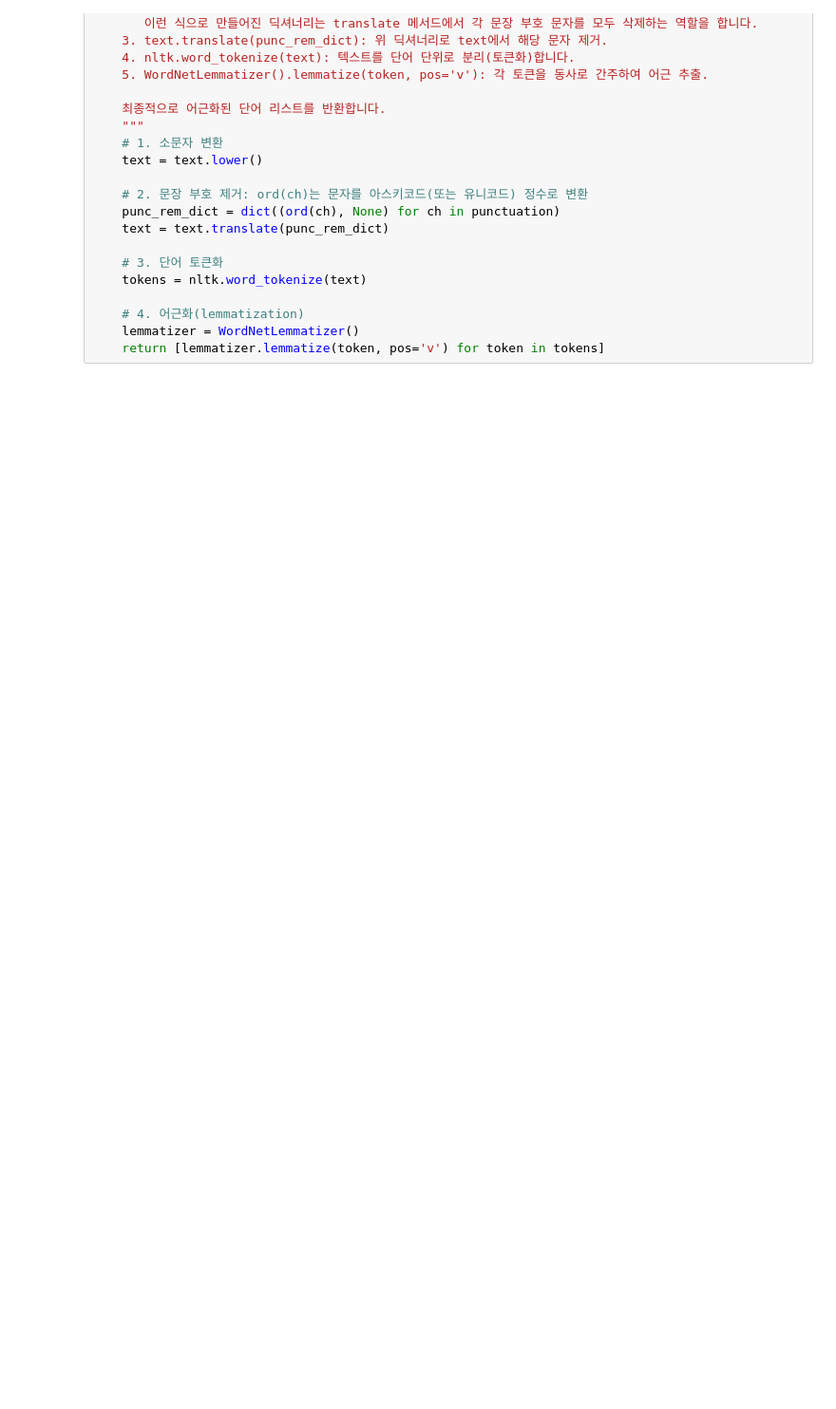
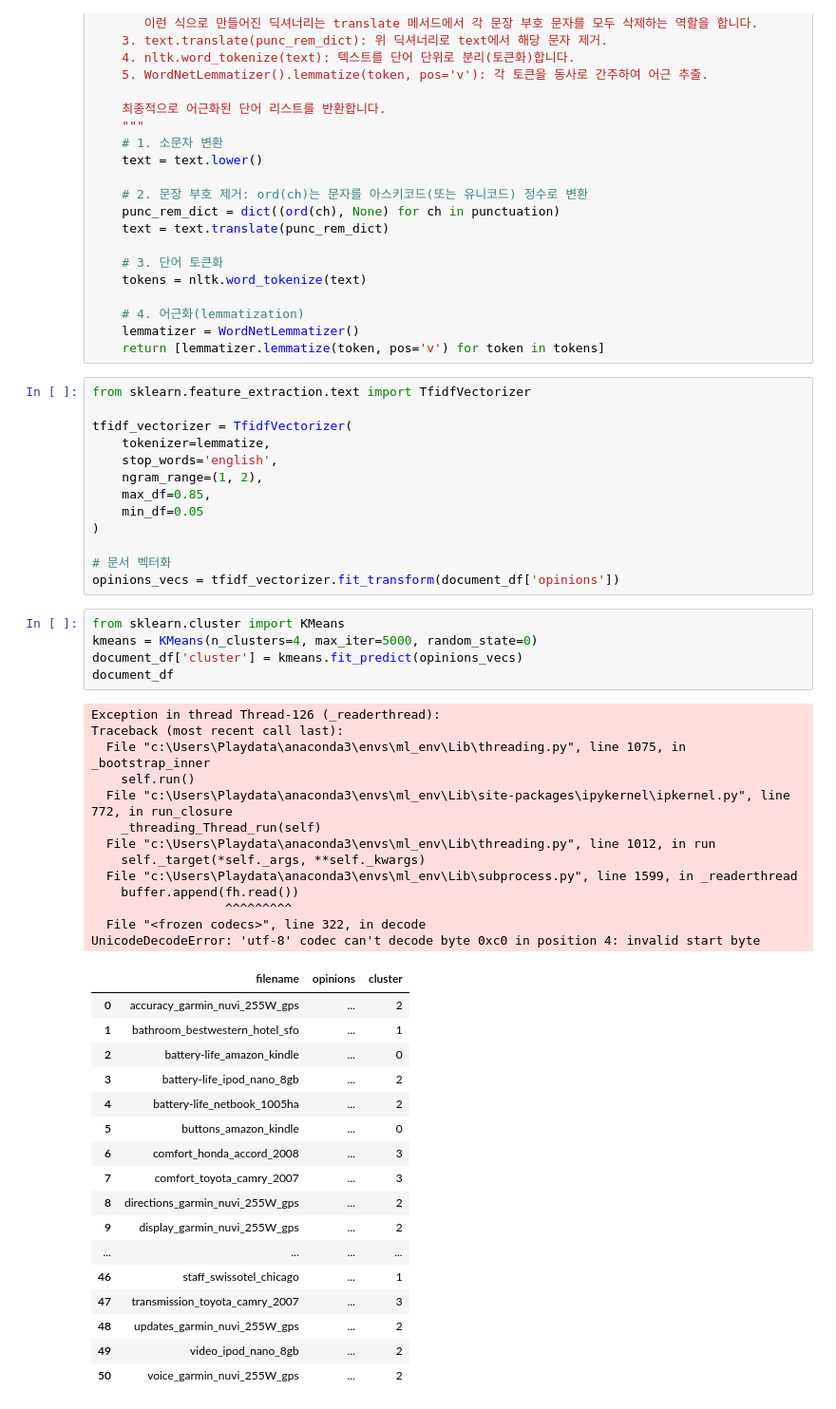
Before and after one commit to vfxpedia/07_nlp, a Jupyter notebook: 01_text_analysis/04_document_similarity.ipynb, the cells around one changed output. Shown at 95% size. Cells and saved outputs as stored; diff of their text form; blank space fills up the shorter version.

Commit message:
nlp: text_analysis lecture

```diff
--- a/01_text_analysis/04_document_similarity.ipynb
+++ b/01_text_analysis/04_document_similarity.ipynb
@@ -65,3 +83,52 @@ def lemmatize(text):
     # 4. 어근화(lemmatization)
     lemmatizer = WordNetLemmatizer()
     return [lemmatizer.lemmatize(token, pos='v') for token in tokens]
+# %%
+from sklearn.feature_extraction.text import TfidfVectorizer
+
+tfidf_vectorizer = TfidfVectorizer(
+    tokenizer=lemmatize,
+    stop_words='english',
+    ngram_range=(1, 2),
+    max_df=0.85,
+    min_df=0.05
+)
+
+# 문서 벡터화
+opinions_vecs = tfidf_vectorizer.fit_transform(document_df['opinions'])
+# %%
+from sklearn.cluster import KMeans
+kmeans = KMeans(n_clusters=4, max_iter=5000, random_state=0)
+document_df['cluster'] = kmeans.fit_predict(opinions_vecs)
+document_df
+# %% [output]
+Exception in thread Thread-126 (_readerthread):
+Traceback (most recent call last):
+  File "c:\Users\Playdata\anaconda3\envs\ml_env\Lib\threading.py", line 1075, in _bootstrap_inner
+    self.run()
+  File "c:\Users\Playdata\anaconda3\envs\ml_env\Lib\site-packages\ipykernel\ipkernel.py", line 772, in run_closure
+    _threading_Thread_run(self)
+  File "c:\Users\Playdata\anaconda3\envs\ml_env\Lib\threading.py", line 1012, in run
+    self._target(*self._args, **self._kwargs)
+  File "c:\Users\Playdata\anaconda3\envs\ml_env\Lib\subprocess.py", line 1599, in _readerthread
+    buffer.append(fh.read())
+                  ^^^^^^^^^
+  File "<frozen codecs>", line 322, in decode
+UnicodeDecodeError: 'utf-8' codec can't decode byte 0xc0 in position 4: invalid start byte
+|  | filename | opinions | cluster |
+| 0 | accuracy_garmin_nuvi_255W_gps | ... | 2 |
+| 1 | bathroom_bestwestern_hotel_sfo | ... | 1 |
+| 2 | battery-life_amazon_kindle | ... | 0 |
+| 3 | battery-life_ipod_nano_8gb | ... | 2 |
+| 4 | battery-life_netbook_1005ha | ... | 2 |
+| 5 | buttons_amazon_kindle | ... | 0 |
+| 6 | comfort_honda_accord_2008 | ... | 3 |
+| 7 | comfort_toyota_camry_2007 | ... | 3 |
+| 8 | directions_garmin_nuvi_255W_gps | ... | 2 |
+| 9 | display_garmin_nuvi_255W_gps | ... | 2 |
+| ... | ... | ... | ... |
+| 46 | staff_swissotel_chicago | ... | 1 |
+| 47 | transmission_toyota_camry_2007 | ... | 3 |
+| 48 | updates_garmin_nuvi_255W_gps | ... | 2 |
+| 49 | video_ipod_nano_8gb | ... | 2 |
+| 50 | voice_garmin_nuvi_255W_gps | ... | 2 |
```
Also changed, not shown: parts of 6 cells of this notebook, 7 other files.
